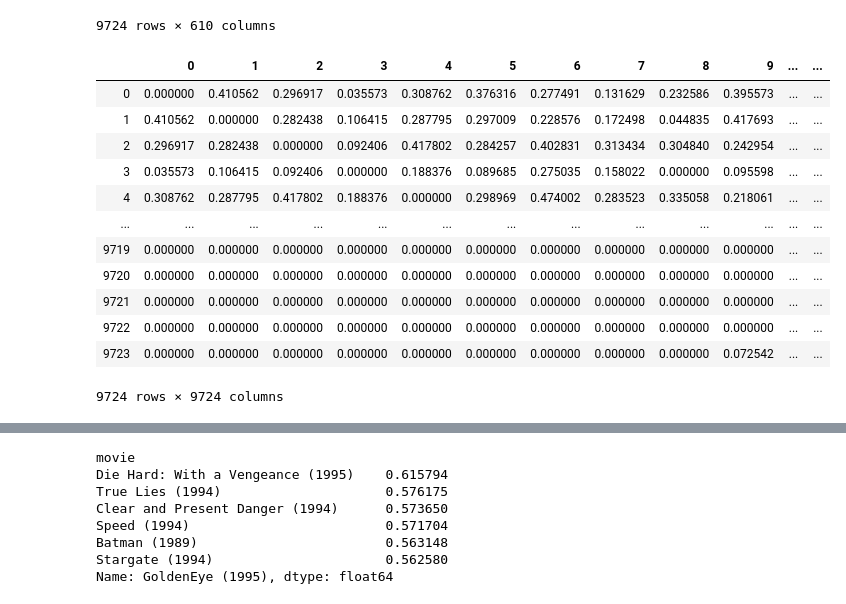
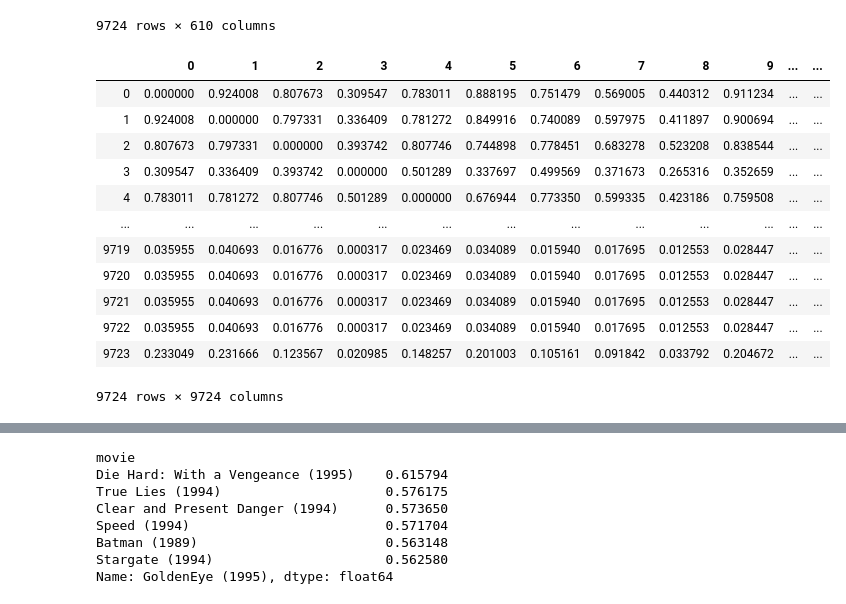
Before and after one commit to CaryMosley/Mod4ProjectRecommendation, a Jupyter notebook: RecSystem.ipynb, the cells around one changed output, grey strips where cells are left out. Drawn from its saved outputs; the diff is of its cells as text; code cells hidden in the pictures.

```diff
--- a/RecSystem.ipynb
+++ b/RecSystem.ipynb
@@ -474,5 +518,5 @@ ThepPivot table created below is used to map 1:1 relationship between movies, us
 # %%
-ratings_matrix_items = df.pivot_table(index=['movieId'],columns=['userId'],values='rating').reset_index(drop=True)
+ratings_matrix_items = ratings_df.pivot_table(index=['movieId'],columns=['userId'],values='rating').reset_index(drop=True)
 ratings_matrix_items.fillna(0, inplace = True )
 ratings_matrix_items.shape
 # %% [output]
@@ -496,21 +540,22 @@ ratings_matrix_items
 # %%
 movie_similarity = 1 - pairwise_distances( ratings_matrix_items.as_matrix(), metric="cosine" )
 np.fill_diagonal( movie_similarity, 0 )
 ratings_matrix_items = pd.DataFrame( movie_similarity )
+collab_matrix = ratings_matrix_items
 ratings_matrix_items
 # %% [output]
 |  | 0 | 1 | 2 | 3 | 4 | 5 | 6 | 7 | 8 | 9 | ... | ... |
-| 0 | 0.000000 | 0.410562 | 0.296917 | 0.035573 | 0.308762 | 0.376316 | 0.277491 | 0.131629 | 0.232586 | 0.395573 | ... | ... |
-| 1 | 0.410562 | 0.000000 | 0.282438 | 0.106415 | 0.287795 | 0.297009 | 0.228576 | 0.172498 | 0.044835 | 0.417693 | ... | ... |
-| 2 | 0.296917 | 0.282438 | 0.000000 | 0.092406 | 0.417802 | 0.284257 | 0.402831 | 0.313434 | 0.304840 | 0.242954 | ... | ... |
-| 3 | 0.035573 | 0.106415 | 0.092406 | 0.000000 | 0.188376 | 0.089685 | 0.275035 | 0.158022 | 0.000000 | 0.095598 | ... | ... |
-| 4 | 0.308762 | 0.287795 | 0.417802 | 0.188376 | 0.000000 | 0.298969 | 0.474002 | 0.283523 | 0.335058 | 0.218061 | ... | ... |
+| 0 | 0.000000 | 0.924008 | 0.807673 | 0.309547 | 0.783011 | 0.888195 | 0.751479 | 0.569005 | 0.440312 | 0.911234 | ... | ... |
+| 1 | 0.924008 | 0.000000 | 0.797331 | 0.336409 | 0.781272 | 0.849916 | 0.740089 | 0.597975 | 0.411897 | 0.900694 | ... | ... |
+| 2 | 0.807673 | 0.797331 | 0.000000 | 0.393742 | 0.807746 | 0.744898 | 0.778451 | 0.683278 | 0.523208 | 0.838544 | ... | ... |
+| 3 | 0.309547 | 0.336409 | 0.393742 | 0.000000 | 0.501289 | 0.337697 | 0.499569 | 0.371673 | 0.265316 | 0.352659 | ... | ... |
+| 4 | 0.783011 | 0.781272 | 0.807746 | 0.501289 | 0.000000 | 0.676944 | 0.773350 | 0.599335 | 0.423186 | 0.759508 | ... | ... |
 | ... | ... | ... | ... | ... | ... | ... | ... | ... | ... | ... | ... | ... |
-| 9719 | 0.000000 | 0.000000 | 0.000000 | 0.000000 | 0.000000 | 0.000000 | 0.000000 | 0.000000 | 0.000000 | 0.000000 | ... | ... |
-| 9720 | 0.000000 | 0.000000 | 0.000000 | 0.000000 | 0.000000 | 0.000000 | 0.000000 | 0.000000 | 0.000000 | 0.000000 | ... | ... |
-| 9721 | 0.000000 | 0.000000 | 0.000000 | 0.000000 | 0.000000 | 0.000000 | 0.000000 | 0.000000 | 0.000000 | 0.000000 | ... | ... |
-| 9722 | 0.000000 | 0.000000 | 0.000000 | 0.000000 | 0.000000 | 0.000000 | 0.000000 | 0.000000 | 0.000000 | 0.000000 | ... | ... |
-| 9723 | 0.000000 | 0.000000 | 0.000000 | 0.000000 | 0.000000 | 0.000000 | 0.000000 | 0.000000 | 0.000000 | 0.072542 | ... | ... |
+| 9719 | 0.035955 | 0.040693 | 0.016776 | 0.000317 | 0.023469 | 0.034089 | 0.015940 | 0.017695 | 0.012553 | 0.028447 | ... | ... |
+| 9720 | 0.035955 | 0.040693 | 0.016776 | 0.000317 | 0.023469 | 0.034089 | 0.015940 | 0.017695 | 0.012553 | 0.028447 | ... | ... |
+| 9721 | 0.035955 | 0.040693 | 0.016776 | 0.000317 | 0.023469 | 0.034089 | 0.015940 | 0.017695 | 0.012553 | 0.028447 | ... | ... |
+| 9722 | 0.035955 | 0.040693 | 0.016776 | 0.000317 | 0.023469 | 0.034089 | 0.015940 | 0.017695 | 0.012553 | 0.028447 | ... | ... |
+| 9723 | 0.233049 | 0.231666 | 0.123567 | 0.020985 | 0.148257 | 0.201003 | 0.105161 | 0.091842 | 0.033792 | 0.204672 | ... | ... |
 9724 rows × 9724 columns
 # %%
 ratings_matrix_items['movie'] = movies_df['title']
```
Also changed, not shown: parts of 143 cells of this notebook.
